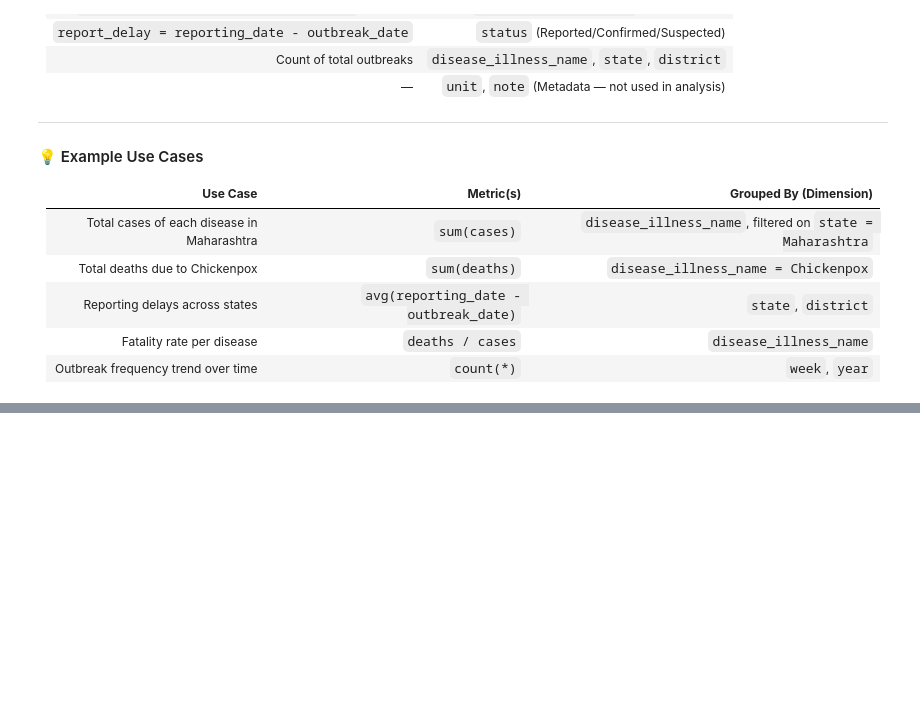
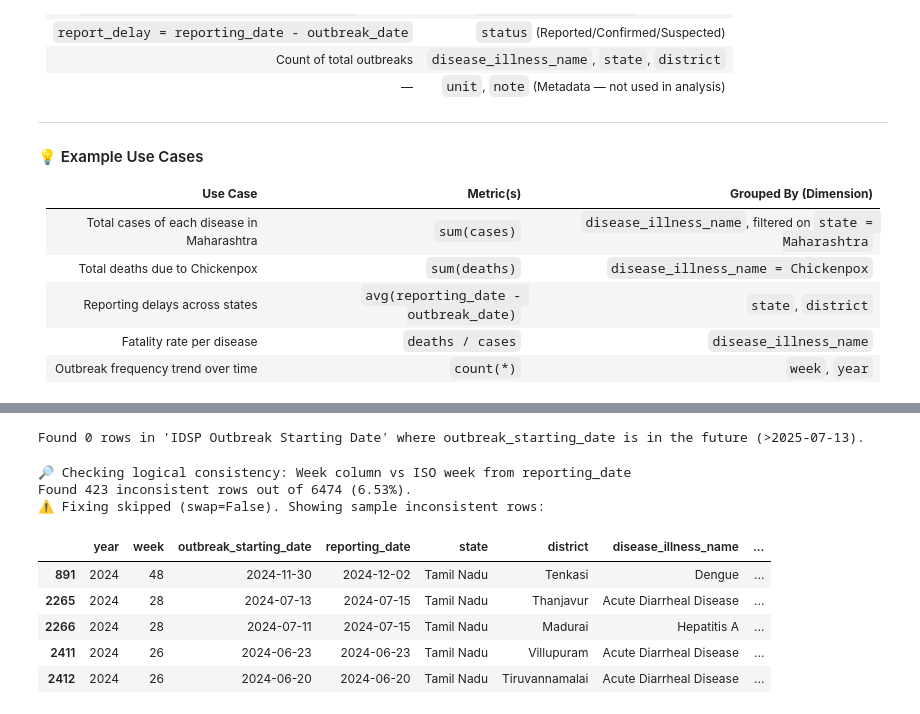
Before and after one commit to sadiqhasanrupani/airpure-innovations-market-analysis, a Jupyter notebook: notebooks/01_data_cleaning.ipynb, the cells around one changed output, grey strips where cells are left out. Saved outputs shown, nothing was run; the diff lists cells and outputs as text; code cells hidden in the pictures; blank space fills up the shorter version.

```diff
--- a/notebooks/01_data_cleaning.ipynb
+++ b/notebooks/01_data_cleaning.ipynb
@@ -266,0 +717,56 @@ In **Week 16 of 2025**, an **outbreak of Acute Diarrheal Disease** started and w
+# %%
+def check_future_dates(df, date_col, name=""):
+  """
+  Checks for rows where the date in `date_col` is in the future.
+
+  Args:
+    df (pd.DataFrame): DataFrame to check.
+    date_col (str): Name of the date column.
+    name (str): Optional label for reporting.
+
+  Returns:
+    pd.DataFrame: Rows with future dates.
+  """
+  if not name:
+    name = date_col
+  today = pd.Timestamp.today().normalize()
+  mask = df[date_col] > today
+  count = mask.sum()
+  print(f"Found {count} rows in '{name}' where {date_col} is in the future (>{today.date()}).")
+  if count > 0:
+    display(df[mask].head())
+  return df[mask]
+
+# Check for future outbreak_starting_date in idsp_df
+future_outbreak_df = check_future_dates(idsp_df, 'outbreak_starting_date', name='IDSP Outbreak Starting Date')
+# %% [output]
+Found 0 rows in 'IDSP Outbreak Starting Date' where outbreak_starting_date is in the future (>2025-07-13).
+# %%
+# Ensure 'week' column matches actual ISO week from 'reporting_date' using the existing function
+
+def week_mismatch_condition(df):
+  # Calculate ISO week from reporting_date
+  iso_week = df['reporting_date'].dt.isocalendar().week
+  return df['week'] != iso_week
+
+week_mismatch_df = check_and_fix_logical_inconsistency(
+  df=idsp_df,
+  col_a='week',
+  col_b='reporting_date',
+  condition=week_mismatch_condition,
+  swap=False,
+  name="Week column vs ISO week from reporting_date"
+)
+
+# Optionally, add the correct ISO week as a new column for reference
+idsp_df['iso_week'] = idsp_df['reporting_date'].dt.isocalendar().week
+# %% [output]
+🔎 Checking logical consistency: Week column vs ISO week from reporting_date
+Found 423 inconsistent rows out of 6474 (6.53%).
+⚠️ Fixing skipped (swap=False). Showing sample inconsistent rows:
+|  | year | week | outbreak_starting_date | reporting_date | state | district | disease_illness_name | ... |
+| 891 | 2024 | 48 | 2024-11-30 | 2024-12-02 | Tamil Nadu | Tenkasi | Dengue | ... |
+| 2265 | 2024 | 28 | 2024-07-13 | 2024-07-15 | Tamil Nadu | Thanjavur | Acute Diarrheal Disease | ... |
+| 2266 | 2024 | 28 | 2024-07-11 | 2024-07-15 | Tamil Nadu | Madurai | Hepatitis A | ... |
+| 2411 | 2024 | 26 | 2024-06-23 | 2024-06-23 | Tamil Nadu | Villupuram | Acute Diarrheal Disease | ... |
+| 2412 | 2024 | 26 | 2024-06-20 | 2024-06-20 | Tamil Nadu | Tiruvannamalai | Acute Diarrheal Disease | ... |
```
Also changed, not shown: parts of 40 cells of this notebook, 16 other files.
